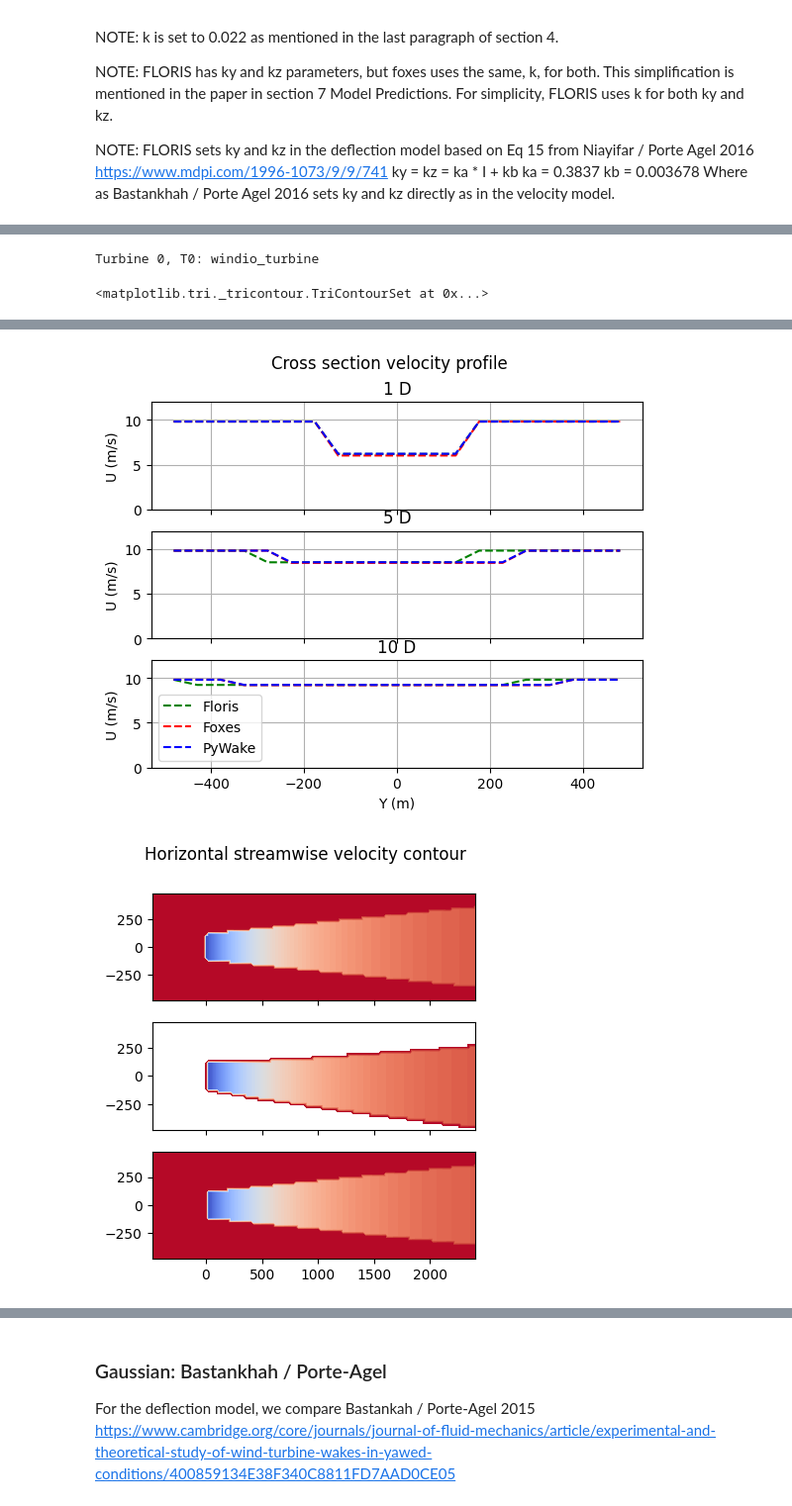
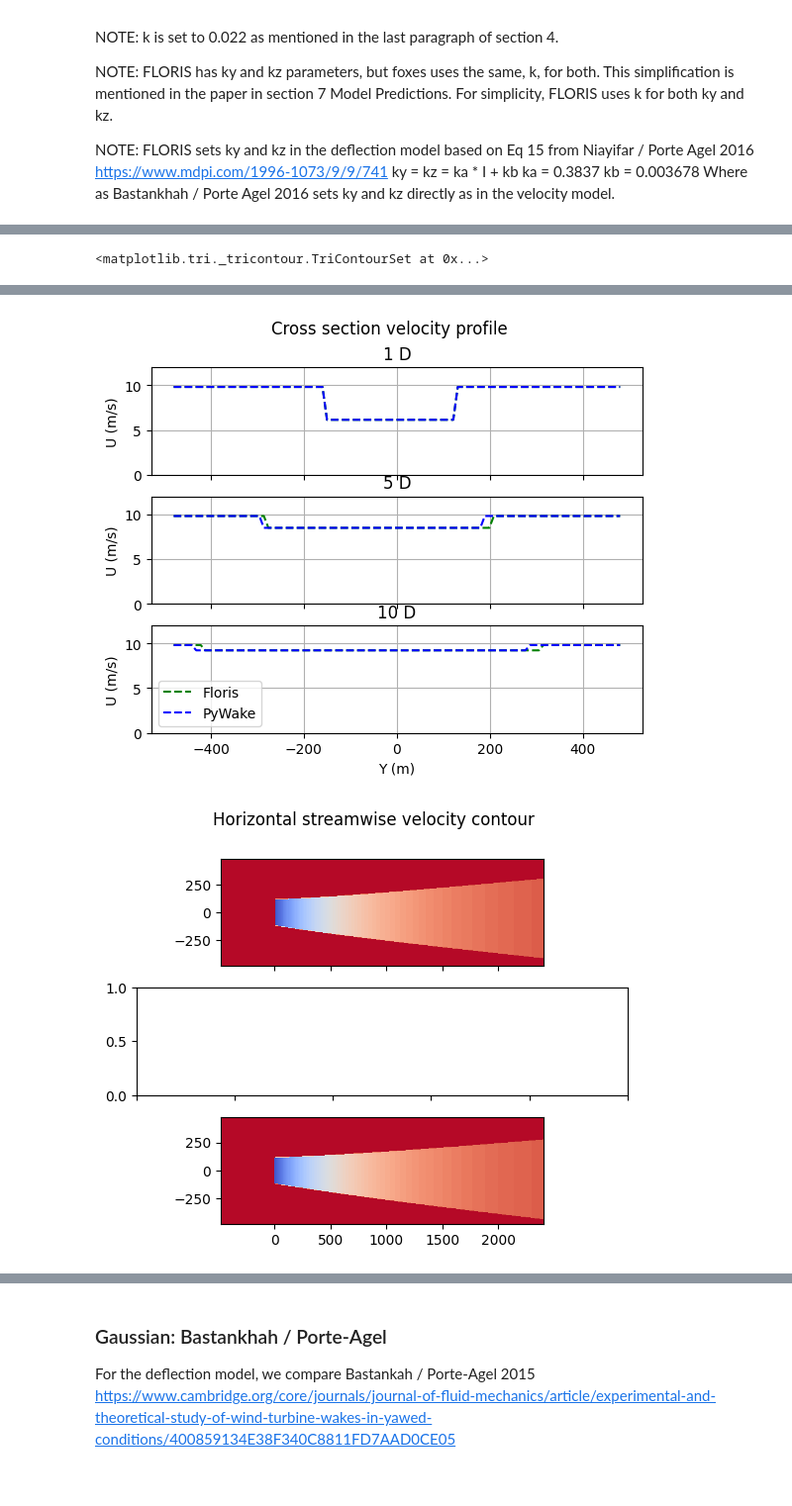
Before and after one commit to rafmudaf/wcomp, a Jupyter notebook: examples/torque2024_1turbine.ipynb, the cells around one changed output, grey strips where cells are left out. Shown at 99% size. Drawn from its saved outputs; the diff is of its cells as text; code cells hidden in the pictures.

```diff
--- a/examples/torque2024_1turbine.ipynb
+++ b/examples/torque2024_1turbine.ipynb
@@ -296,18 +310,16 @@ https://onlinelibrary.wiley.com/doi/10.1002/we.380
 # %%
 this_case = CASE_DIR / Path('jimenez/wind_energy_system.yaml')
 floris_1turbine = WCompFloris(this_case)
-foxes_1turbine = WCompFoxes(this_case)
+# foxes_1turbine = WCompFoxes(this_case)
 pywake_1turbine = WCompPyWake(this_case)
 
 ROTOR_D = floris_1turbine.rotor_diameter
-
-# NOTE: Pywake plotting uses plt.gca -> plt.gcf... get current figure meaning it will add onto the current figure
 
 XMIN = -1 * ROTOR_D
 XMAX = 20 * ROTOR_D
 fig, ax = plt.subplots()
 floris_1turbine.streamwise_profile_plot(wind_direction=270, y_coordinate=0.0, xmin=XMIN, xmax=XMAX)
-foxes_1turbine.streamwise_profile_plot(wind_direction=270, y_coordinate=0.0, xmin=XMIN, xmax=XMAX)
+# foxes_1turbine.streamwise_profile_plot(wind_direction=270, y_coordinate=0.0, xmin=XMIN, xmax=XMAX)
 pywake_1turbine.streamwise_profile_plot(wind_direction=270, y_coordinate=0.0, xmin=XMIN, xmax=XMAX)
 ax.set_title("Streamwise velocity profile")
 ax.set_xlabel("X (m)")
@@ -327,7 +339,7 @@ X_D = [1, 5, 10]
 for i, D_X in enumerate(X_D):
     plt.axes(ax[i])
     floris_1turbine.xsection_profile_plot(wind_direction=270, x_coordinate=D_X * ROTOR_D, ymin=YMIN, ymax=YMAX)
-    foxes_1turbine.xsection_profile_plot(wind_direction=270, x_coordinate=D_X * ROTOR_D, ymin=YMIN, ymax=YMAX)
+    # foxes_1turbine.xsection_profile_plot(wind_direction=270, x_coordinate=D_X * ROTOR_D, ymin=YMIN, ymax=YMAX)
     pywake_1turbine.xsection_profile_plot(wind_direction=270, x_coordinate=D_X * ROTOR_D, ymin=YMIN, ymax=YMAX)
     ax[i].set_title(f"{D_X} D")
     ax[i].set_ylabel("U (m/s)")
@@ -343,19 +355,17 @@ for i, D_X in enumerate(X_D):
 fig, ax = plt.subplots(3, 1)
 fig.suptitle("Horizontal streamwise velocity contour")
 
-resolution = 20
-
 plt.axes(ax[0])
 ax[0].xaxis.set_ticklabels([])
-pywake_plane = pywake_1turbine.horizontal_contour(wind_direction=270, resolution=resolution)
+floris_plane = floris_1turbine.horizontal_contour(wind_direction=270)
 
 plt.axes(ax[1])
 ax[1].xaxis.set_ticklabels([])
-floris_plane = floris_1turbine.horizontal_contour(wind_direction=270, resolution=resolution)
+# foxes_plane = foxes_1turbine.horizontal_contour(wind_direction=270)
 
 plt.axes(ax[2])
 ax[1].xaxis.set_ticklabels([])
-foxes_plane = foxes_1turbine.horizontal_contour(wind_direction=270, resolution=resolution)
+pywake_plane = pywake_1turbine.horizontal_contour(wind_direction=270)
 
 
 fig, ax = plt.subplots(2, 1)
@@ -377,21 +387,20 @@ plot_plane(
     title="FLORIS - PyWake"
 )
 
-plt.axes(ax[1])
-diff = floris_plane - foxes_plane
-abs_diff = np.abs(diff.values)
-min_speed = -1 * np.max(abs_diff)
-max_speed = np.max(abs_diff)
-plot_plane(
-    diff,
-    ax=ax[1],
-    min_speed=min_speed,
-    max_speed=max_speed,
-    cmap='PuOr',
-    clevels=100,
-    color_bar=True,
-    title="FLORIS - foxes"
-)
+# plt.axes(ax[1])
+# diff = floris_plane - foxes_plane
+# abs_diff = np.abs(diff.values)
+# min_speed = -1 * np.max(abs_diff)
+# max_speed = np.max(abs_diff)
+# plot_plane(
+#     diff,
+#     ax=ax[1],
+#     min_speed=min_speed,
+#     max_speed=max_speed,
+#     cmap='PuOr',
+#     clevels=100,
+#     color_bar=True,
+#     title="FLORIS - foxes"
+# )
 # %% [output]
-Turbine 0, T0: windio_turbine
+<matplotlib.tri._tricontour.TriContourSet at 0x...>
-<matplotlib.tri._tricontour.TriContourSet at 0x...>
@@ -399,2 +408,2 @@ Turbine 0, T0: windio_turbine
-[figure, old version]
+[figure, new version]
-[figure, old version]
+[figure, new version]
```
Also changed, not shown: parts of 11 cells of this notebook, 5 other files.
